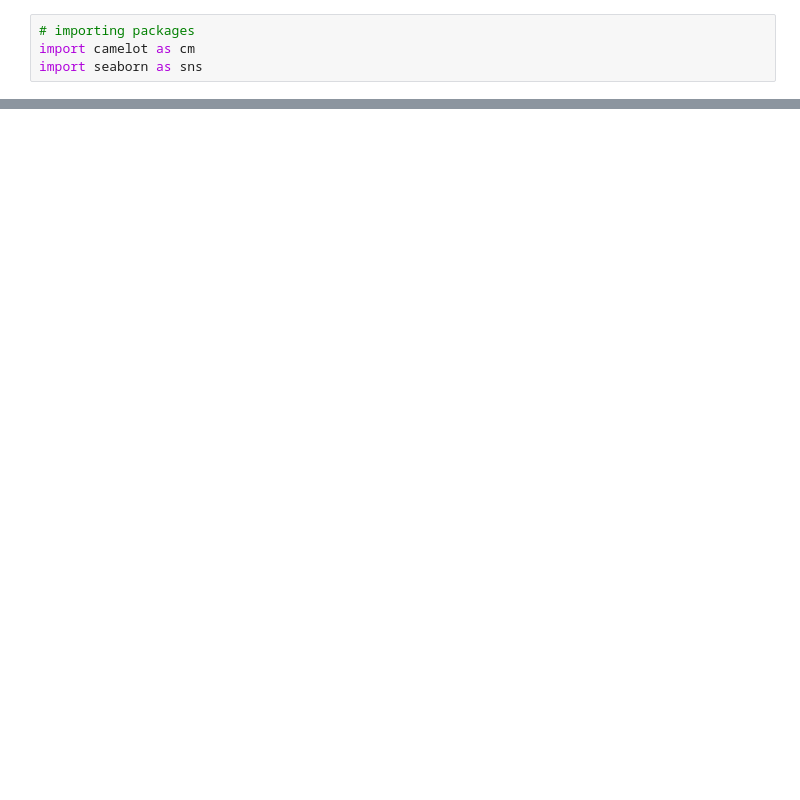
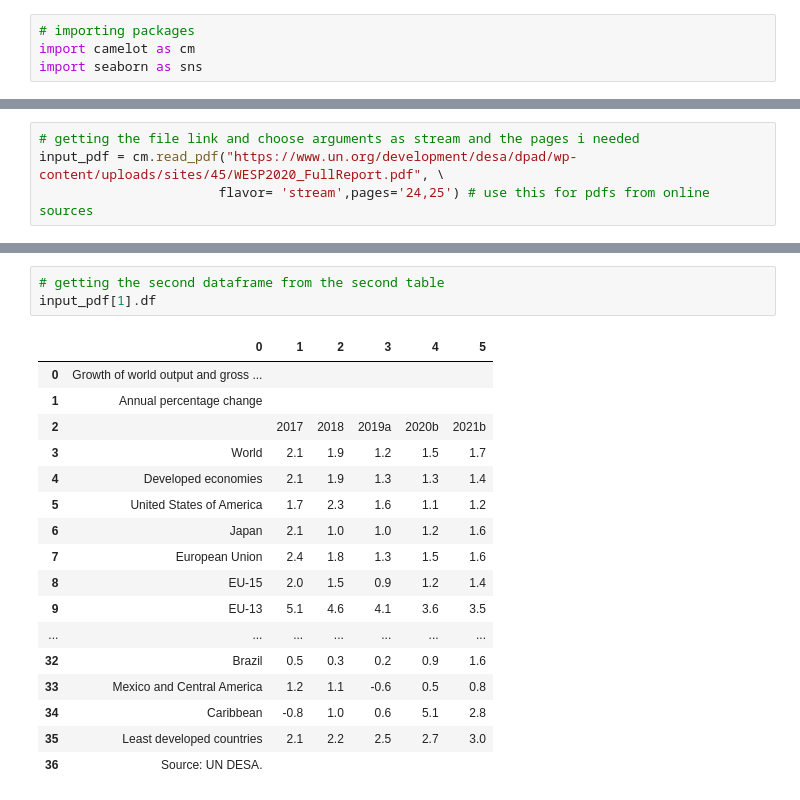
Before and after one commit to TheOther-Guy/Table_Extractor_fromPDF, a Jupyter notebook: PDF_Table_Extractor.ipynb, the cells around one changed output, grey strips where cells are left out. Cells and saved outputs as stored; diff of their text form; blank space fills up the shorter version.

Commit message:
got the data and loaded to dfs
got a pdf from google search about world economic history
https://www.un.org/development/desa/dpad/wp-content/uploads/sites/45/WESP2020_FullReport.pdf

```diff
--- a/PDF_Table_Extractor.ipynb
+++ b/PDF_Table_Extractor.ipynb
@@ -20,0 +13,4 @@ input_pdf
+# %%
+# getting the file link and choose arguments as stream and the pages i needed
+input_pdf = cm.read_pdf("https://www.un.org/development/desa/dpad/wp-content/uploads/sites/45/WESP2020_FullReport.pdf", \
+                       flavor= 'stream',pages='24,25') # use this for pdfs from online sources
@@ -20,0 +81,21 @@ input_pdf
+# %%
+# getting the second dataframe from the second table
+input_pdf[1].df
+# %% [output]
+|  | 0 | 1 | 2 | 3 | 4 | 5 |
+| 0 | Growth of world output and gross ... |  |  |  |  |  |
+| 1 | Annual percentage change |  |  |  |  |  |
+| 2 |  | 2017 | 2018 | 2019a | 2020b | 2021b |
+| 3 | World | 2.1 | 1.9 | 1.2 | 1.5 | 1.7 |
+| 4 | Developed economies | 2.1 | 1.9 | 1.3 | 1.3 | 1.4 |
+| 5 | United States of America | 1.7 | 2.3 | 1.6 | 1.1 | 1.2 |
+| 6 | Japan | 2.1 | 1.0 | 1.0 | 1.2 | 1.6 |
+| 7 | European Union | 2.4 | 1.8 | 1.3 | 1.5 | 1.6 |
+| 8 | EU-15 | 2.0 | 1.5 | 0.9 | 1.2 | 1.4 |
+| 9 | EU-13 | 5.1 | 4.6 | 4.1 | 3.6 | 3.5 |
+| ... | ... | ... | ... | ... | ... | ... |
+| 32 | Brazil | 0.5 | 0.3 | 0.2 | 0.9 | 1.6 |
+| 33 | Mexico and Central America | 1.2 | 1.1 | -0.6 | 0.5 | 0.8 |
+| 34 | Caribbean | -0.8 | 1.0 | 0.6 | 5.1 | 2.8 |
+| 35 | Least developed countries | 2.1 | 2.2 | 2.5 | 2.7 | 3.0 |
+| 36 | Source: UN DESA. |  |  |  |  |  |
```
Also changed, not shown: parts of 18 cells of this notebook, 1 other file.
